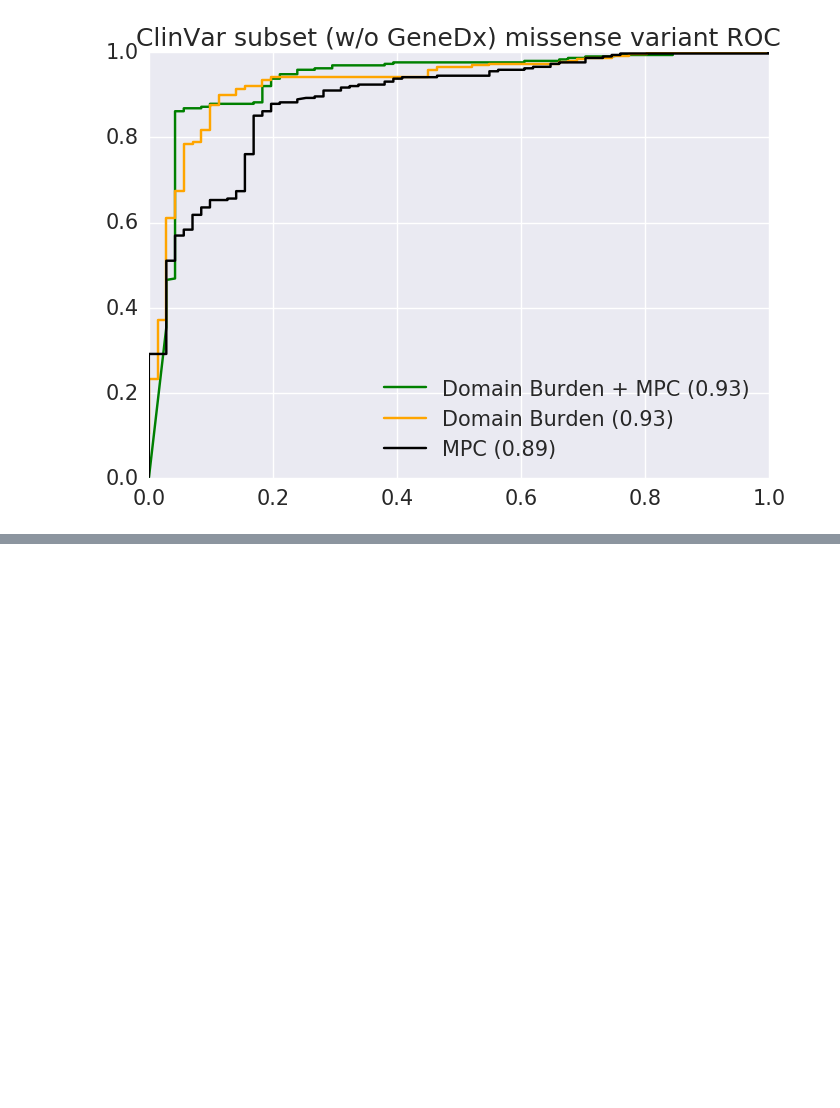
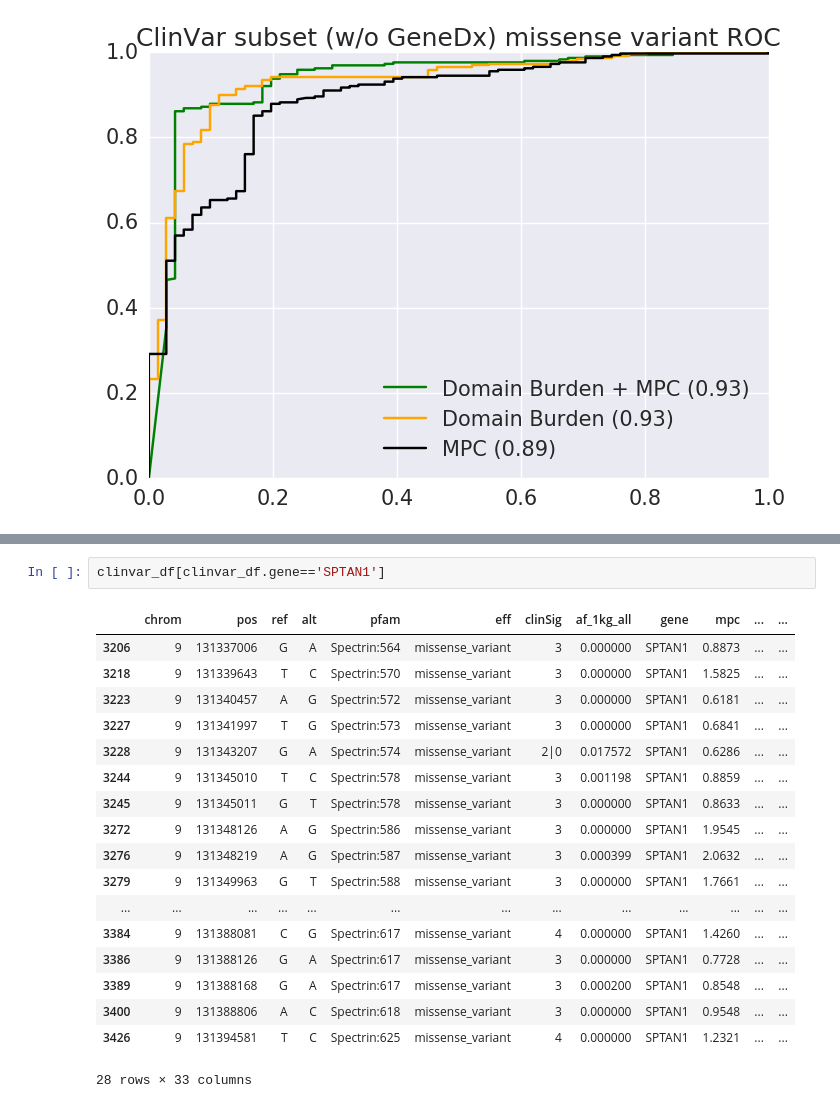
Before and after one commit to samesense/pathopredictor, a Jupyter notebook: notebooks/clinvar_test_focus_pos_wo_training.ipynb, the cells around one changed output, grey strips where cells are left out. Saved outputs shown, nothing was run; the diff lists cells and outputs as text; blank space fills up the shorter version.

```diff
--- a/notebooks/clinvar_test_focus_pos_wo_training.ipynb
+++ b/notebooks/clinvar_test_focus_pos_wo_training.ipynb
@@ -416,0 +435,21 @@ plt.title('ClinVar subset (w/o GeneDx) missense variant ROC')
+# %%
+clinvar_df[clinvar_df.gene=='SPTAN1']
+# %% [output]
+|  | chrom | pos | ref | alt | pfam | eff | clinSig | af_1kg_all | gene | mpc | ... | ... |
+| 3206 | 9 | 131337006 | G | A | Spectrin:564 | missense_variant | 3 | 0.000000 | SPTAN1 | 0.8873 | ... | ... |
+| 3218 | 9 | 131339643 | T | C | Spectrin:570 | missense_variant | 3 | 0.000000 | SPTAN1 | 1.5825 | ... | ... |
+| 3223 | 9 | 131340457 | A | G | Spectrin:572 | missense_variant | 3 | 0.000000 | SPTAN1 | 0.6181 | ... | ... |
+| 3227 | 9 | 131341997 | T | G | Spectrin:573 | missense_variant | 3 | 0.000000 | SPTAN1 | 0.6841 | ... | ... |
+| 3228 | 9 | 131343207 | G | A | Spectrin:574 | missense_variant | 2|0 | 0.017572 | SPTAN1 | 0.6286 | ... | ... |
+| 3244 | 9 | 131345010 | T | C | Spectrin:578 | missense_variant | 3 | 0.001198 | SPTAN1 | 0.8859 | ... | ... |
+| 3245 | 9 | 131345011 | G | T | Spectrin:578 | missense_variant | 3 | 0.000000 | SPTAN1 | 0.8633 | ... | ... |
+| 3272 | 9 | 131348126 | A | G | Spectrin:586 | missense_variant | 3 | 0.000000 | SPTAN1 | 1.9545 | ... | ... |
+| 3276 | 9 | 131348219 | A | G | Spectrin:587 | missense_variant | 3 | 0.000399 | SPTAN1 | 2.0632 | ... | ... |
+| 3279 | 9 | 131349963 | G | T | Spectrin:588 | missense_variant | 3 | 0.000000 | SPTAN1 | 1.7661 | ... | ... |
+| ... | ... | ... | ... | ... | ... | ... | ... | ... | ... | ... | ... | ... |
+| 3384 | 9 | 131388081 | C | G | Spectrin:617 | missense_variant | 4 | 0.000000 | SPTAN1 | 1.4260 | ... | ... |
+| 3386 | 9 | 131388126 | G | A | Spectrin:617 | missense_variant | 3 | 0.000000 | SPTAN1 | 0.7728 | ... | ... |
+| 3389 | 9 | 131388168 | G | A | Spectrin:617 | missense_variant | 3 | 0.000200 | SPTAN1 | 0.8548 | ... | ... |
+| 3400 | 9 | 131388806 | A | C | Spectrin:618 | missense_variant | 3 | 0.000000 | SPTAN1 | 0.9548 | ... | ... |
+| 3426 | 9 | 131394581 | T | C | Spectrin:625 | missense_variant | 4 | 0.000000 | SPTAN1 | 1.2321 | ... | ... |
+28 rows × 33 columns
```
Also changed, not shown: parts of 1 cell of this notebook, 2 other files.
